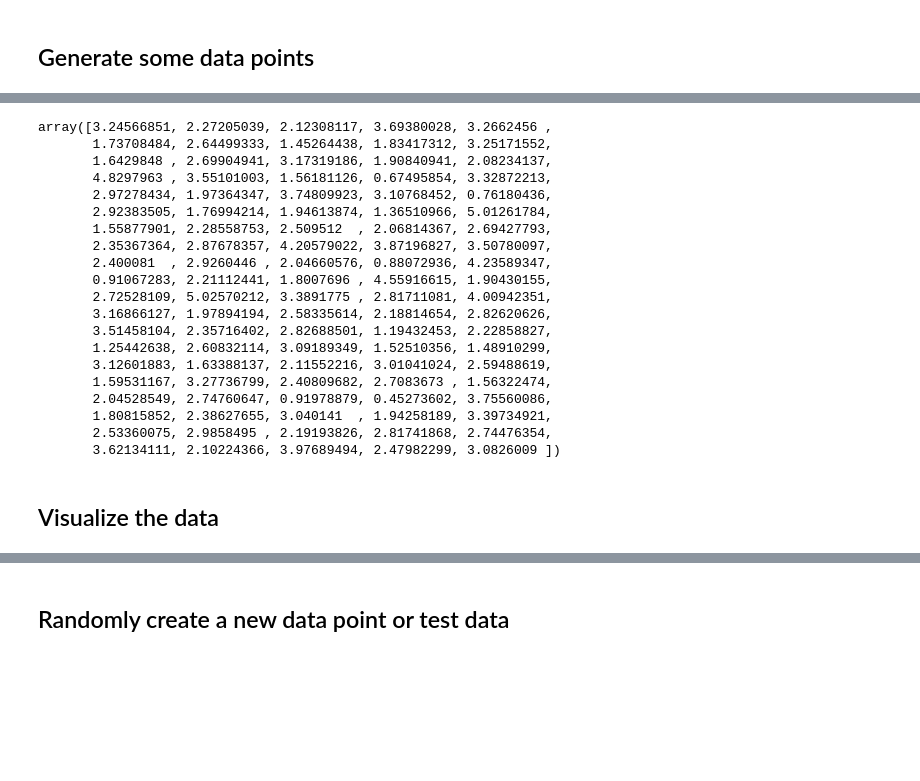
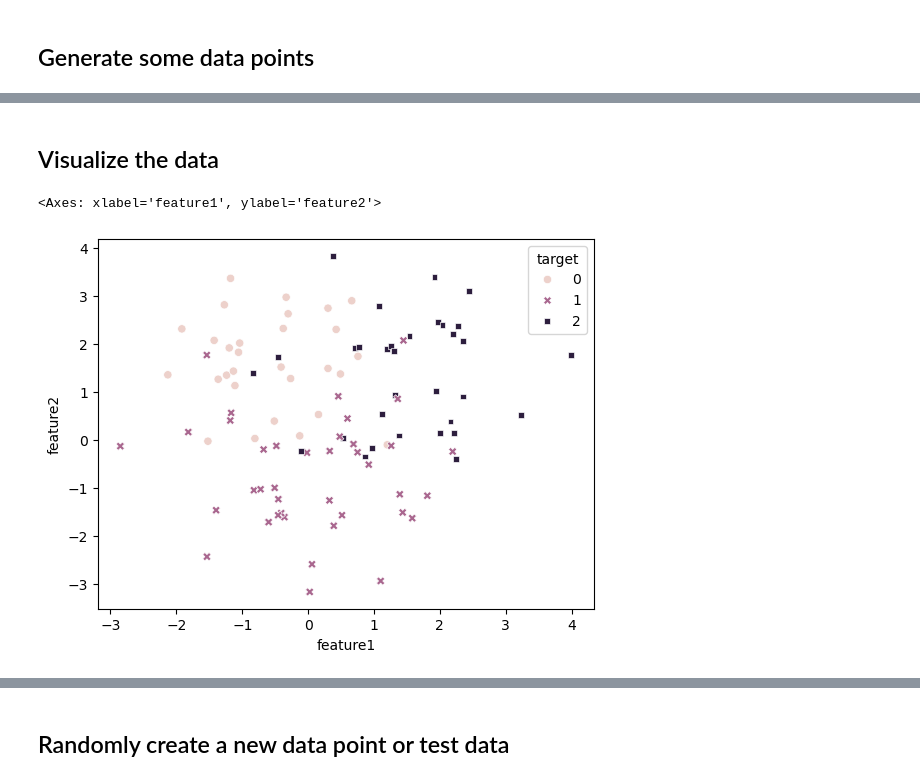
Before and after one commit to olethrosdc/machine-learning-neuch, a Jupyter notebook: BSc/src/KNN/knn lab-bachelor.ipynb, the cells around one changed output, grey strips where cells are left out. Saved outputs shown, nothing was run; the diff lists cells and outputs as text; code cells hidden in the pictures; blank space fills up the shorter version.

Commit message:
modified notebook to look nicer

```diff
--- a/BSc/src/KNN/knn lab-bachelor.ipynb
+++ b/BSc/src/KNN/knn lab-bachelor.ipynb
@@ -239,30 +248,2 @@ data.head()
-# %%
-
-test = np.array([1, 2])
-Delta = x - test
-Delta
-
-np.linalg.norm(Delta,axis=1)
-# %% [output]
-array([3.24566851, 2.27205039, 2.12308117, 3.69380028, 3.2662456 ,
-       1.73708484, 2.64499333, 1.45264438, 1.83417312, 3.25171552,
-       1.6429848 , 2.69904941, 3.17319186, 1.90840941, 2.08234137,
-       4.8297963 , 3.55101003, 1.56181126, 0.67495854, 3.32872213,
-       2.97278434, 1.97364347, 3.74809923, 3.10768452, 0.76180436,
-       2.92383505, 1.76994214, 1.94613874, 1.36510966, 5.01261784,
-       1.55877901, 2.28558753, 2.509512  , 2.06814367, 2.69427793,
-       2.35367364, 2.87678357, 4.20579022, 3.87196827, 3.50780097,
-       2.400081  , 2.9260446 , 2.04660576, 0.88072936, 4.23589347,
-       0.91067283, 2.21112441, 1.8007696 , 4.55916615, 1.90430155,
-       2.72528109, 5.02570212, 3.3891775 , 2.81711081, 4.00942351,
-       3.16866127, 1.97894194, 2.58335614, 2.18814654, 2.82620626,
-       3.51458104, 2.35716402, 2.82688501, 1.19432453, 2.22858827,
-       1.25442638, 2.60832114, 3.09189349, 1.52510356, 1.48910299,
-       3.12601883, 1.63388137, 2.11552216, 3.01041024, 2.59488619,
-       1.59531167, 3.27736799, 2.40809682, 2.7083673 , 1.56322474,
-       2.04528549, 2.74760647, 0.91978879, 0.45273602, 3.75560086,
-       1.80815852, 2.38627655, 3.040141  , 1.94258189, 3.39734921,
-       2.53360075, 2.9858495 , 2.19193826, 2.81741868, 2.74476354,
-       3.62134111, 2.10224366, 3.97689494, 2.47982299, 3.0826009 ])
 # %% [markdown]
 ## Visualize the  data
@@ -288,0 +250,14 @@ plt.show()
+# %%
+dpalette = { 0:'green', 1:'blue', 2:'red'}
+
+colors = ['r','darkgreen','b','c','m','y']
+
+
+# Create the scatter plot
+#data.plot.scatter(x="feature1", y="feature2", c="target") # simple one-liner
+
+# a nicer version
+sns.scatterplot(data=data, x="feature1", y="feature2", style="target", hue="target")
+# %% [output]
+<Axes: xlabel='feature1', ylabel='feature2'>
+[figure, added]
```
Also changed, not shown: parts of 9 cells of this notebook.
